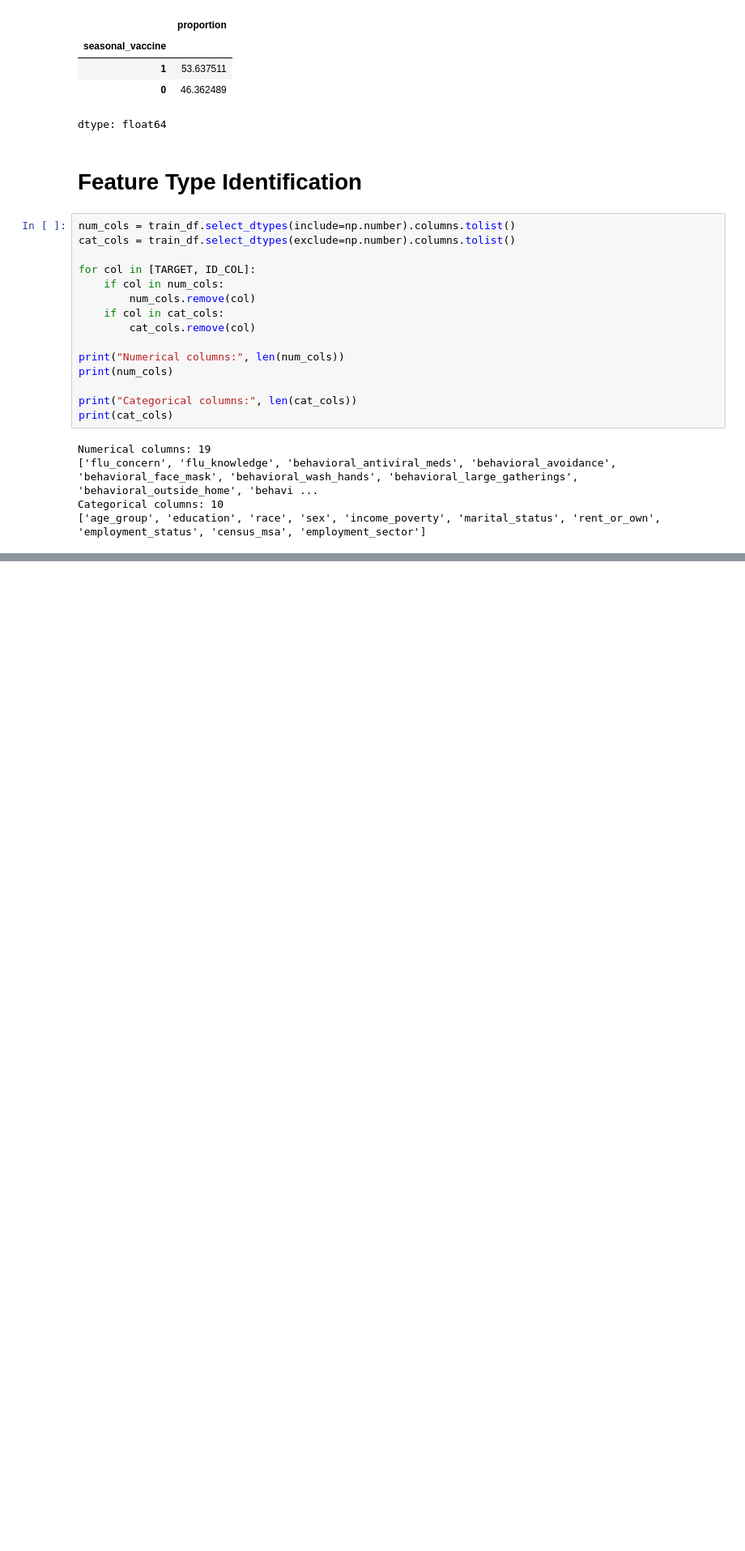
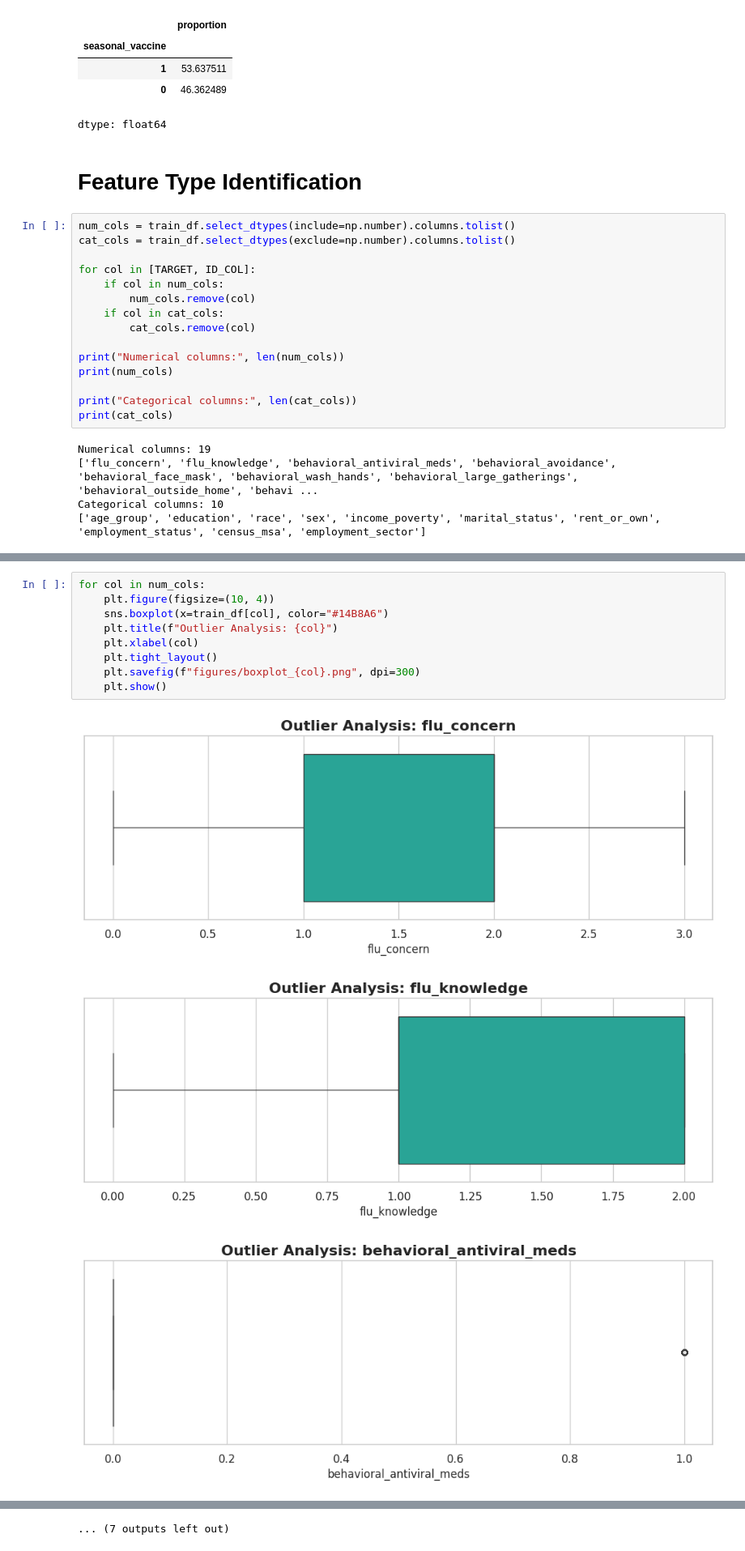
Before and after one commit to B-DS-Research/B6_Research, a Jupyter notebook: RMDS_Hackathon.ipynb, the cells around one changed output, grey strips where cells are left out. Shown at 81% size. Cells and saved outputs as stored; diff of their text form; blank space fills up the shorter version.

```diff
--- a/RMDS_Hackathon.ipynb
+++ b/RMDS_Hackathon.ipynb
@@ -305,0 +332,13 @@ Categorical columns: 10
+# %%
+for col in num_cols:
+    plt.figure(figsize=(10, 4))
+    sns.boxplot(x=train_df[col], color="#14B8A6")
+    plt.title(f"Outlier Analysis: {col}")
+    plt.xlabel(col)
+    plt.tight_layout()
+    plt.savefig(f"figures/boxplot_{col}.png", dpi=300)
+    plt.show()
+# %% [output]
+[figure, added]
+[figure, added]
+[figure, added]
@@ -305,0 +354 @@ Categorical columns: 10
+... (7 outputs left out)
```
Also changed, not shown: parts of 28 cells of this notebook.
